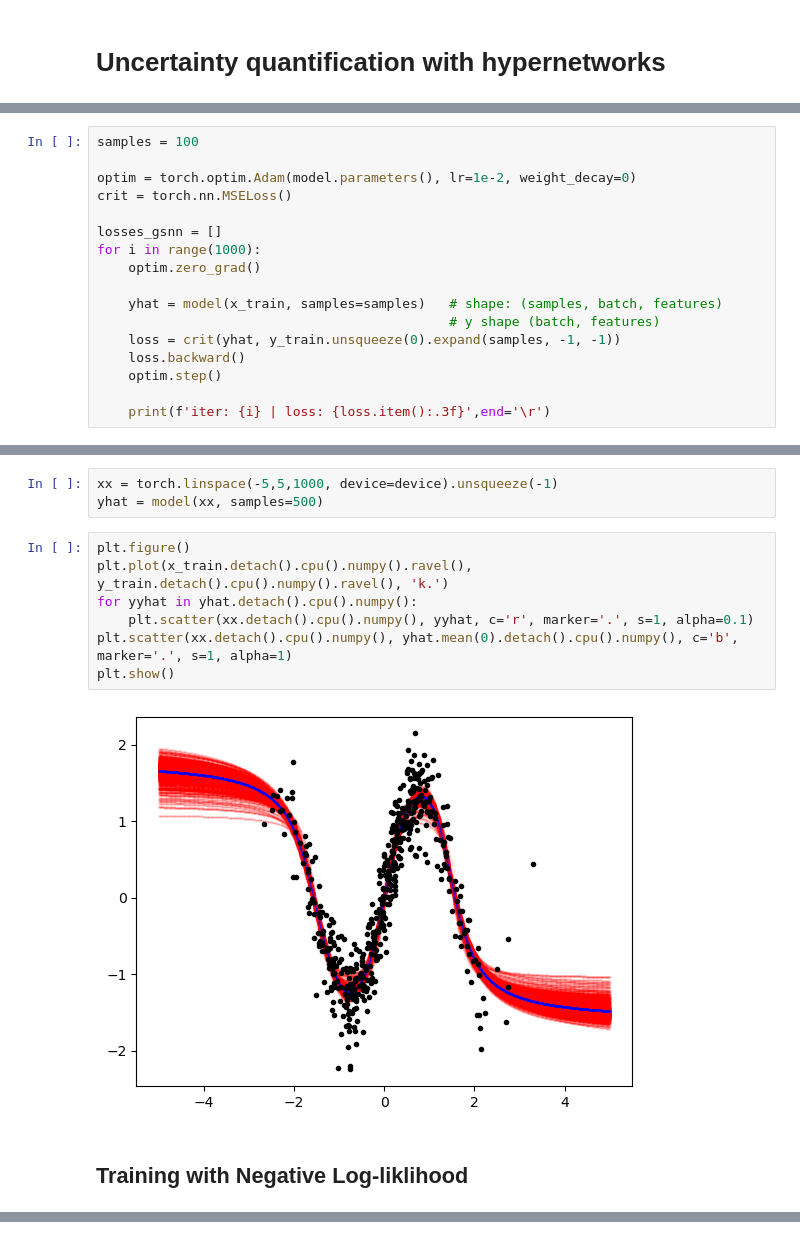
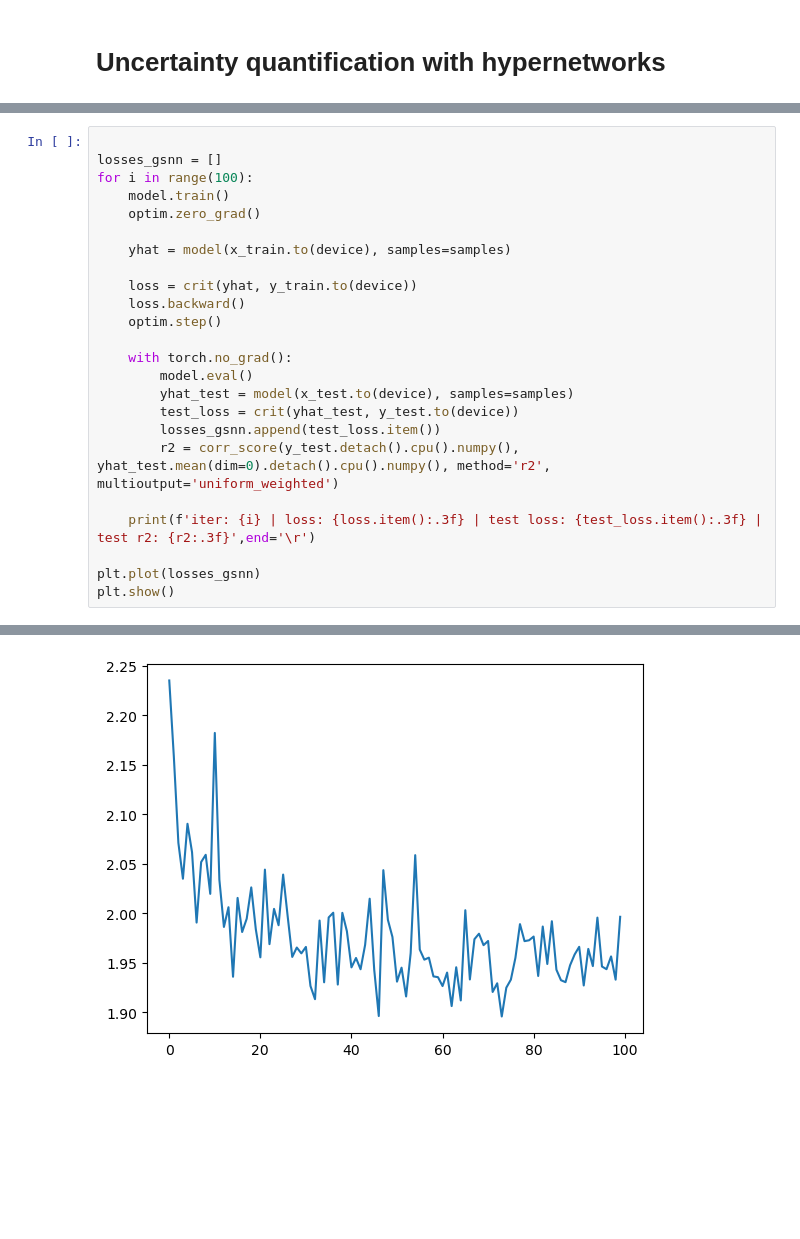
Before and after one commit to nathanieljevans/GSNN, a Jupyter notebook: docs/tutorials/07_UQ_with_HyperNetworks.ipynb, the cells around one changed output, grey strips where cells are left out. Saved outputs shown, nothing was run; the diff lists cells and outputs as text; blank space fills up the shorter version.

```diff
--- a/docs/tutorials/07_UQ_with_HyperNetworks.ipynb
+++ b/docs/tutorials/07_UQ_with_HyperNetworks.ipynb
@@ -120,17 +74,0 @@ initializing hypernet... epoch: 249 --> loss: 0.0363
-# %%
-samples = 100
-
-optim = torch.optim.Adam(model.parameters(), lr=1e-2, weight_decay=0)
-crit = torch.nn.MSELoss()
-
-losses_gsnn = []
-for i in range(1000):
-    optim.zero_grad()
-
-    yhat = model(x_train, samples=samples)   # shape: (samples, batch, features)
-                                             # y shape (batch, features)
-    loss = crit(yhat, y_train.unsqueeze(0).expand(samples, -1, -1))
-    loss.backward()
-    optim.step()
-
-    print(f'iter: {i} | loss: {loss.item():.3f}',end='\r')
@@ -139,14 +75,25 @@ iter: 999 | loss: 0.125
-# %%
-xx = torch.linspace(-5,5,1000, device=device).unsqueeze(-1)
-yhat = model(xx, samples=500)
-# %%
-plt.figure()
-plt.plot(x_train.detach().cpu().numpy().ravel(), y_train.detach().cpu().numpy().ravel(), 'k.')
-for yyhat in yhat.detach().cpu().numpy():
-    plt.scatter(xx.detach().cpu().numpy(), yyhat, c='r', marker='.', s=1, alpha=0.1)
-plt.scatter(xx.detach().cpu().numpy(), yhat.mean(0).detach().cpu().numpy(), c='b', marker='.', s=1, alpha=1)
-plt.show()
-# %% [output]
-[figure, removed]
-# %% [markdown]
-## Training with Negative Log-liklihood
+# %%
+
+losses_gsnn = []
+for i in range(100):
+    model.train()
+    optim.zero_grad()
+
+    yhat = model(x_train.to(device), samples=samples)
+
+    loss = crit(yhat, y_train.to(device))
+    loss.backward()
+    optim.step()
+
+    with torch.no_grad():
+        model.eval()
+        yhat_test = model(x_test.to(device), samples=samples)
+        test_loss = crit(yhat_test, y_test.to(device))
+        losses_gsnn.append(test_loss.item())
+        r2 = corr_score(y_test.detach().cpu().numpy(), yhat_test.mean(dim=0).detach().cpu().numpy(), method='r2', multioutput='uniform_weighted')
+
+    print(f'iter: {i} | loss: {loss.item():.3f} | test loss: {test_loss.item():.3f} | test r2: {r2:.3f}',end='\r')
+
+plt.plot(losses_gsnn)
+plt.show()
+# %% [output]
@@ -152,0 +101 @@ plt.show()
+[figure, added]
```
Also changed, not shown: parts of 26 cells of this notebook, 3 other files.
